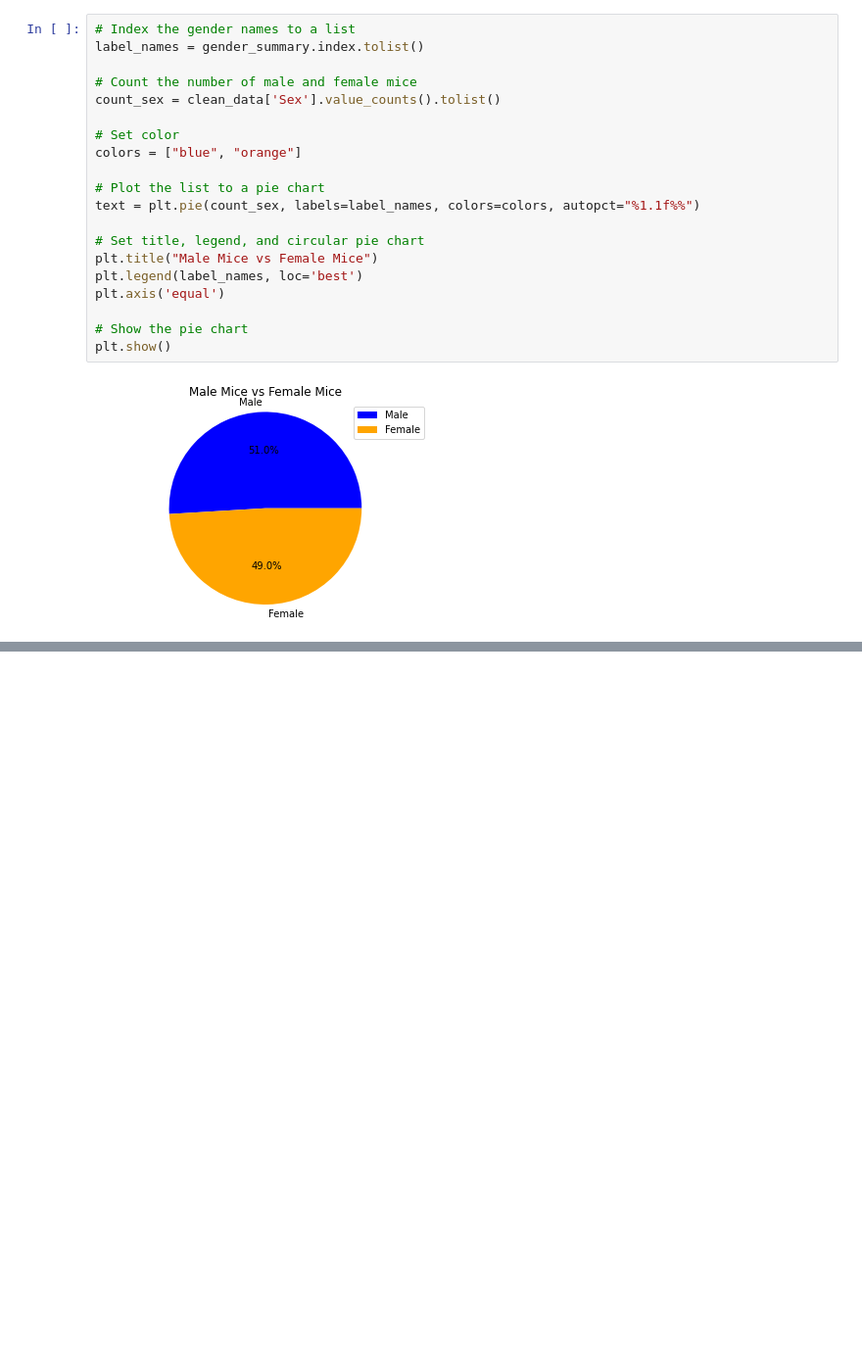
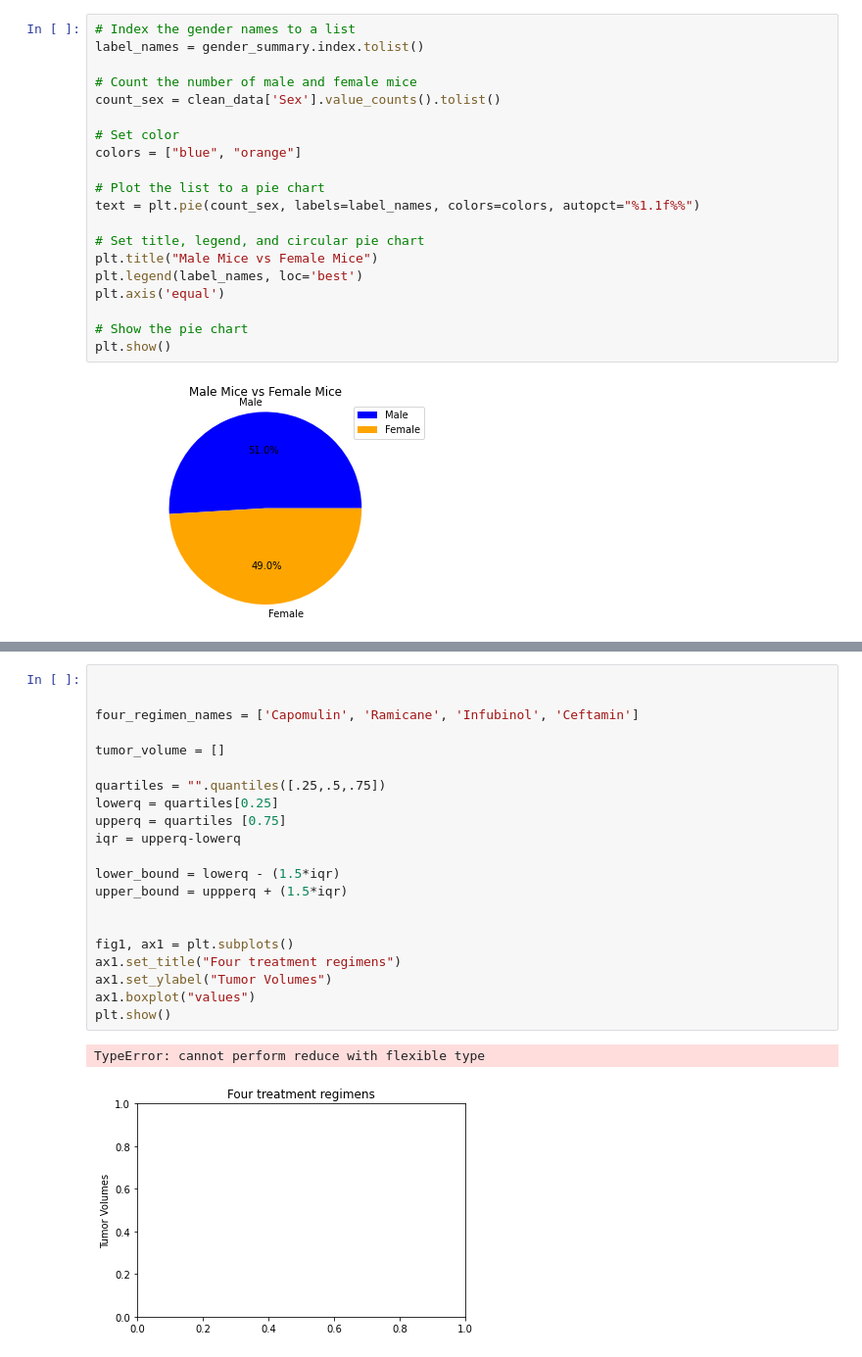
Before and after one commit to EdwinVargas22/UCI-Edwin-Vargas-Homework, a Jupyter notebook: 05-Matplotlib-Challenge/Script for Pharmaceutical.ipynb, the cells around one changed output, grey strips where cells are left out. Shown: that part at 98% size. Cells and saved outputs as stored; diff of their text form; blank space fills up the shorter version.

```diff
--- a/05-Matplotlib-Challenge/Script for Pharmaceutical.ipynb
+++ b/05-Matplotlib-Challenge/Script for Pharmaceutical.ipynb
@@ -176,0 +198,24 @@ plt.show()
+# %%
+
+
+four_regimen_names = ['Capomulin', 'Ramicane', 'Infubinol', 'Ceftamin']
+
+tumor_volume = []
+
+quartiles = "".quantiles([.25,.5,.75])
+lowerq = quartiles[0.25]
+upperq = quartiles [0.75]
+iqr = upperq-lowerq
+
+lower_bound = lowerq - (1.5*iqr)
+upper_bound = uppperq + (1.5*iqr)
+
+
+fig1, ax1 = plt.subplots()
+ax1.set_title("Four treatment regimens")
+ax1.set_ylabel("Tumor Volumes")
+ax1.boxplot("values")
+plt.show()
+# %% [output]
+TypeError: cannot perform reduce with flexible type
+[figure, added]
```
Also changed, not shown: parts of 4 cells of this notebook.
